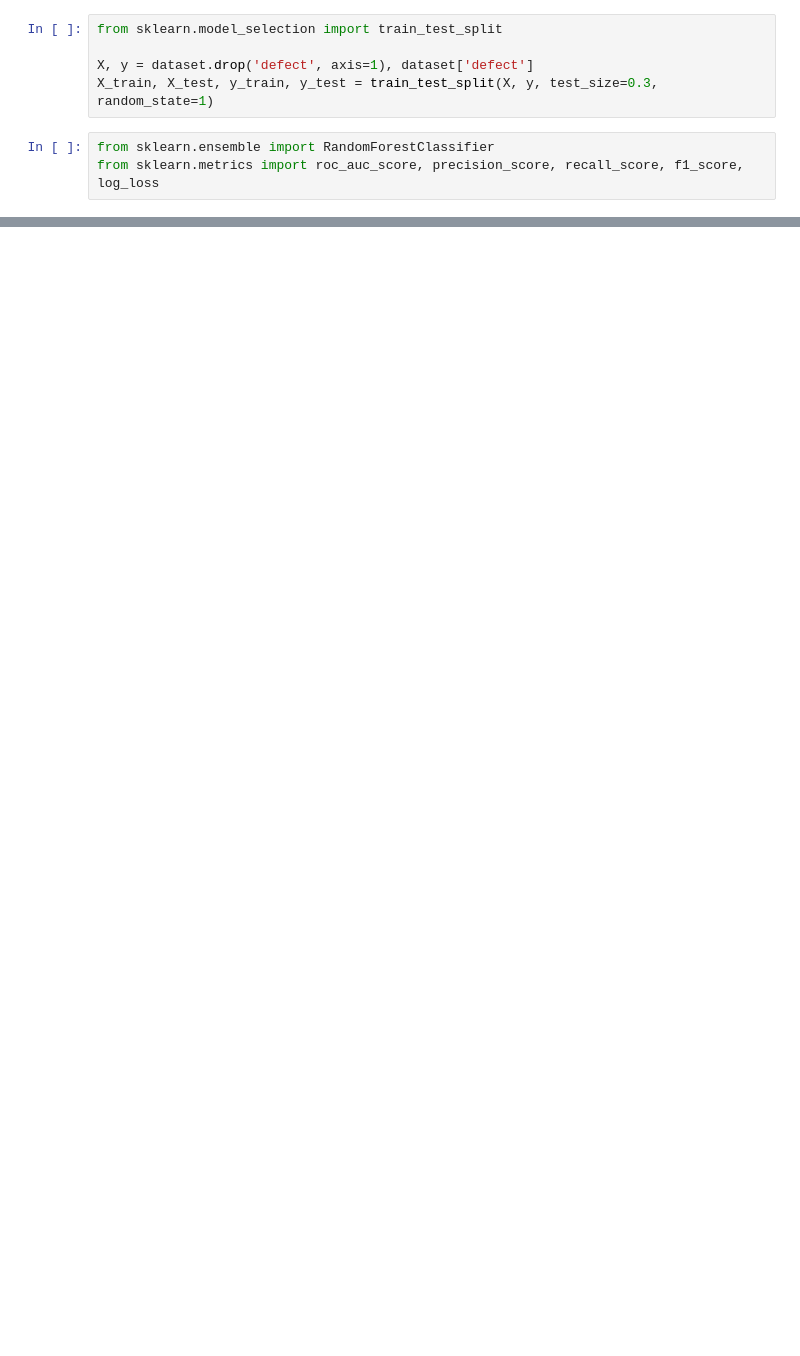
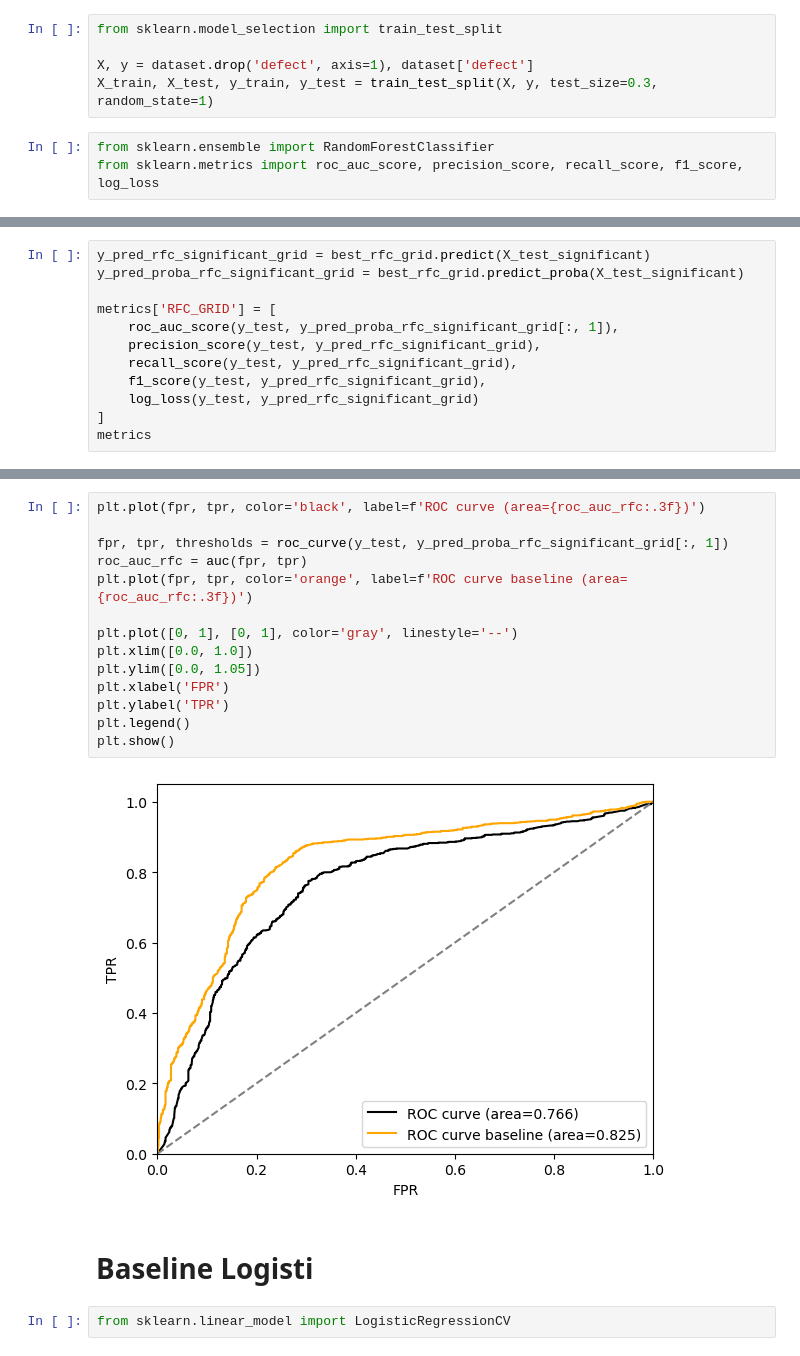
Before and after one commit to Makiavelly/ML-Defect-Software, a Jupyter notebook: mldifmod.ipynb, the cells around one changed output, grey strips where cells are left out. Cells and saved outputs as stored; diff of their text form; blank space fills up the shorter version.

```diff
--- a/mldifmod.ipynb
+++ b/mldifmod.ipynb
@@ -371,0 +463,12 @@ ROC-AUC: 0.524
+# %%
+y_pred_rfc_significant_grid = best_rfc_grid.predict(X_test_significant)
+y_pred_proba_rfc_significant_grid = best_rfc_grid.predict_proba(X_test_significant)
+
+metrics['RFC_GRID'] = [
+    roc_auc_score(y_test, y_pred_proba_rfc_significant_grid[:, 1]),
+    precision_score(y_test, y_pred_rfc_significant_grid),
+    recall_score(y_test, y_pred_rfc_significant_grid),
+    f1_score(y_test, y_pred_rfc_significant_grid),
+    log_loss(y_test, y_pred_rfc_significant_grid)
+]
+metrics
@@ -371,0 +482,20 @@ ROC-AUC: 0.524
+# %%
+plt.plot(fpr, tpr, color='black', label=f'ROC curve (area={roc_auc_rfc:.3f})')
+
+fpr, tpr, thresholds = roc_curve(y_test, y_pred_proba_rfc_significant_grid[:, 1])
+roc_auc_rfc = auc(fpr, tpr)
+plt.plot(fpr, tpr, color='orange', label=f'ROC curve baseline (area={roc_auc_rfc:.3f})')
+
+plt.plot([0, 1], [0, 1], color='gray', linestyle='--')
+plt.xlim([0.0, 1.0])
+plt.ylim([0.0, 1.05])
+plt.xlabel('FPR')
+plt.ylabel('TPR')
+plt.legend()
+plt.show()
+# %% [output]
+[figure, added]
+# %% [markdown]
+# Baseline Logisti
+# %%
+from sklearn.linear_model import LogisticRegressionCV
```
Also changed, not shown: parts of 35 cells of this notebook.
